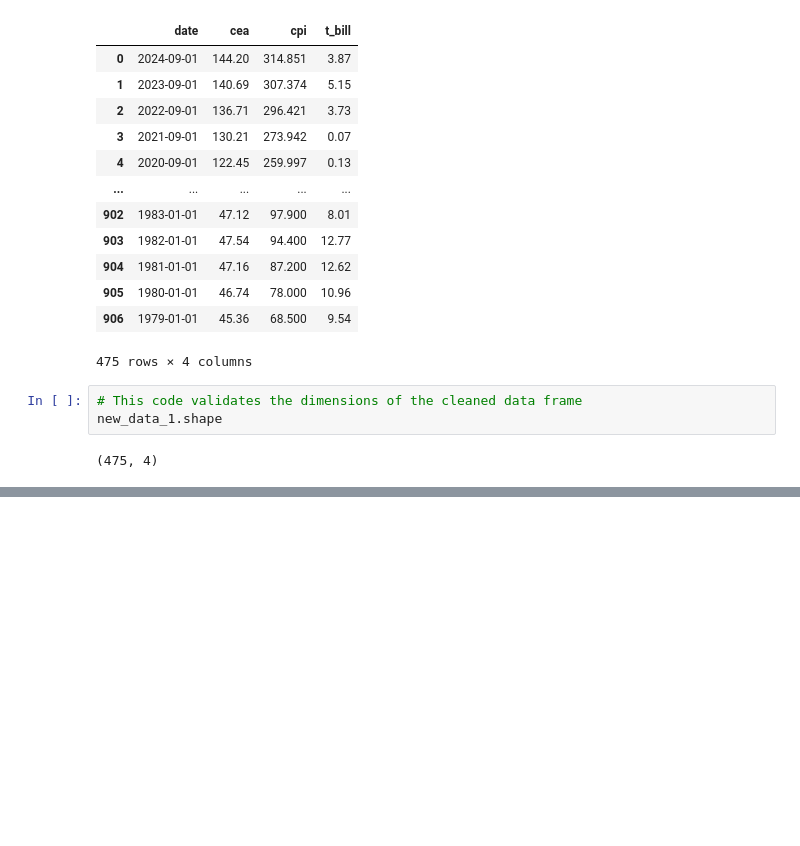
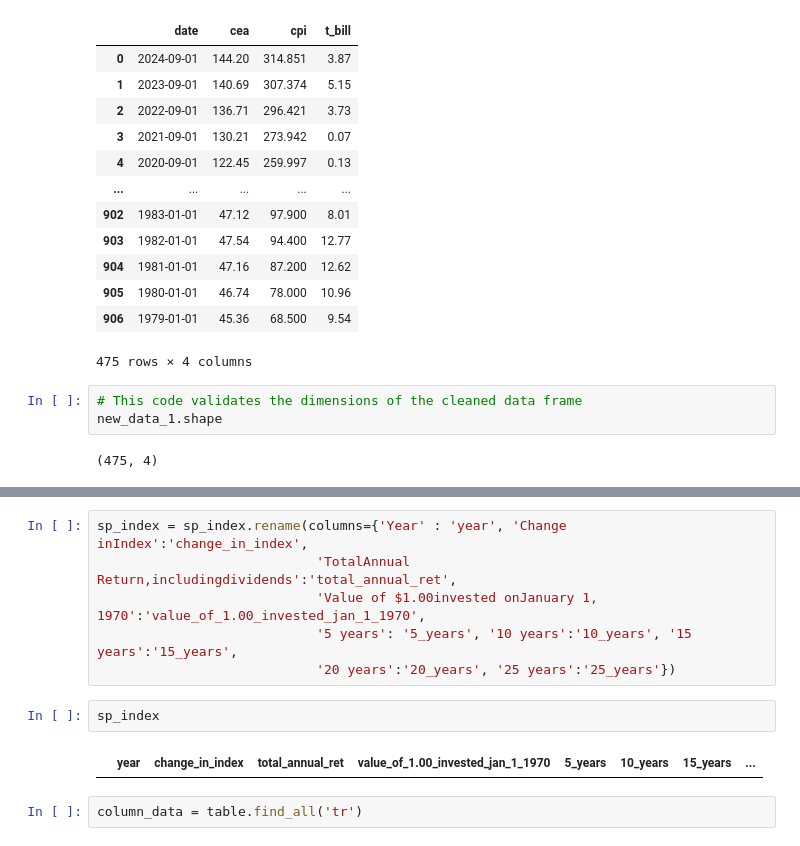
Before and after one commit to MWPerrineJr/data_prep_final, a Jupyter notebook: Final Project.ipynb, the cells around one changed output, grey strips where cells are left out. Drawn from its saved outputs; the diff is of its cells as text; blank space fills up the shorter version.

```diff
--- a/Final Project.ipynb
+++ b/Final Project.ipynb
@@ -285,0 +282,12 @@ stock_1 = stock_df.unstack
+# %%
+sp_index = sp_index.rename(columns={'Year' : 'year', 'Change inIndex':'change_in_index',
+                            'TotalAnnual Return,includingdividends':'total_annual_ret',
+                            'Value of $1.00invested onJanuary 1, 1970':'value_of_1.00_invested_jan_1_1970',
+                            '5 years': '5_years', '10 years':'10_years', '15 years':'15_years',
+                            '20 years':'20_years', '25 years':'25_years'})
+# %%
+sp_index
+# %% [output]
+|  | year | change_in_index | total_annual_ret | value_of_1.00_invested_jan_1_1970 | 5_years | 10_years | 15_years | ... |
+# %%
+column_data = table.find_all('tr')
```
Also changed, not shown: parts of 28 cells of this notebook.
